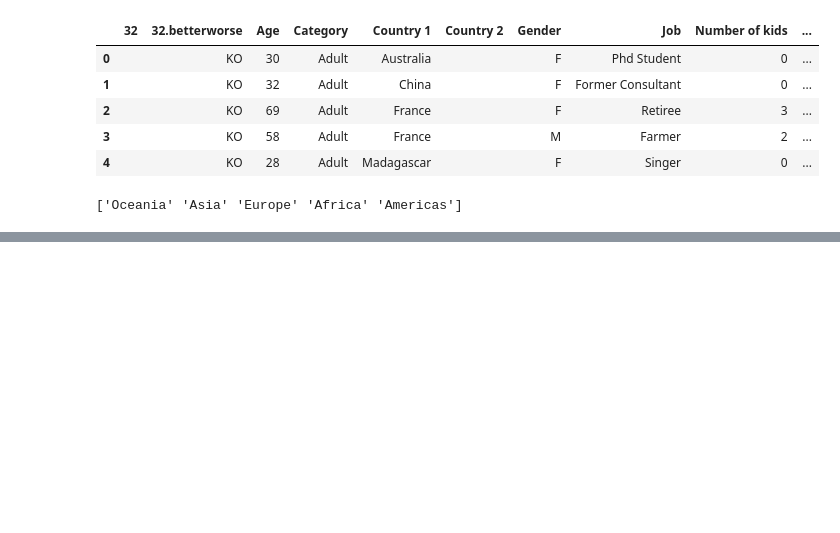
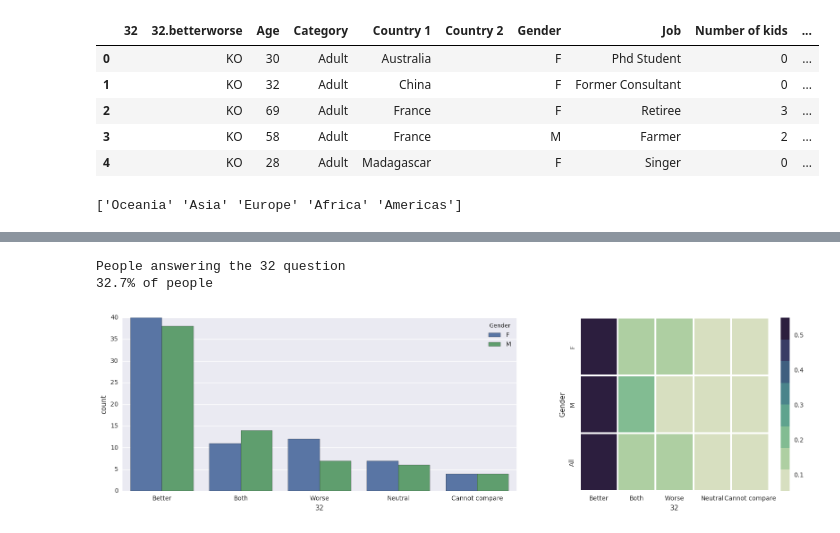
Before and after one commit to emaulandi/20-questions-to-the-world-data, a Jupyter notebook: analysis/20Q_analysis.ipynb, the cells around one changed output, grey strips where cells are left out. Saved outputs shown, nothing was run; the diff lists cells and outputs as text; code cells hidden in the pictures; blank space fills up the shorter version.

```diff
--- a/analysis/20Q_analysis.ipynb
+++ b/analysis/20Q_analysis.ipynb
@@ -378,0 +322,59 @@ g.map_dataframe(lambda data, color: sns.heatmap( df_32.groupby(['AgeCategory','3
+# %%
+# - PART 1 STATS REGARDING 32 ANSWEWS
+# -------------------------------------------- #
+
+# Check the 32 distribution compared to age
+
+df_32 = df_people[df_people['32'] != '']
+print("People answering the 32 question")
+print(str(round(len(df_32)/len(df_people)*100,1)) + "% of people\n")
+
+cols_ordered = ["Better", "Both", "Worse", "Neutral", "Cannot compare"]
+# %% [output]
+People answering the 32 question
+32.7% of people
+# %%
+# function draw heatmap
+def dataHeatmap(data,question,characteristic,cols_ordered):
+    cross = pd.crosstab(index=data[characteristic], columns=df_32[question], normalize='index', margins=True)
+    cross = cross[cols_ordered]
+    return cross
+
+def drawHeatmap(data,question,characteristic,cols_ordered,fig_size_x,fig_size_y):
+    #cross = pd.crosstab(index=data[characteristic], columns=df_32[question], normalize='index', margins=True)
+    #cross = cross[cols_ordered]
+    cross = dataHeatmap(data,question,characteristic,cols_ordered)
+    scale = len(cols_ordered) / (len(data[characteristic].unique())+1)
+    #print(len(cols_ordered))
+    #print(len(data[characteristic].unique())+1)
+    print("scale :  " + str(scale))
+    plt.figure(figsize=(fig_size_x,fig_size_y))
+    sns.heatmap(cross, linewidths=2, linecolor='white', cmap=sns.cubehelix_palette(8, start=.5, rot=-.75))
+
+def viewSmallCategorical(data, question, categorical, cols_ordered):
+    #fig, axarr = plt.subplots(1, 2, figsize=(20, 5))
+    ig, axarr = plt.subplots(1, 2, figsize=(20, 5), gridspec_kw = {'width_ratios':[5, 3]})
+
+    sns.countplot(x=question, hue=categorical, data=data, ax=axarr[0])
+    sns.heatmap(dataHeatmap(data,question,categorical,cols_ordered), linewidths=2, linecolor='white',
+            cmap=sns.cubehelix_palette(8, start=.5, rot=-.75),
+            ax=axarr[1])
+
+def dualViewQuantitative(data, question, quanti, categorical):
+    fig, axarr = plt.subplots(1, 3, figsize=(20, 5))
+
+    sns.heatmap(dataHeatmap(data,question,categorical,cols_ordered), linewidths=2, linecolor='white',
+            cmap=sns.cubehelix_palette(8, start=.5, rot=-.75),
+            ax=axarr[0])
+    sns.countplot(x=question, hue=categorical, data=data, ax=axarr[1])
+
+    sns.violinplot(x=quanti, y=question, data=data, bw=.2, ax=axarr[2])
+    sns.swarmplot(x=quanti, y=question, color="k", size=3, data=data, ax=axarr[2])
+# %%
+viewSmallCategorical(df_32,"32", "Gender", cols_ordered);
+#sns.countplot(y="32", hue="Gender", data=df_32)
+#drawHeatmap(df_32,'32','Gender',cols_ordered, 4, 2)
+#pd.crosstab(index=df_32.Gender, columns=df_32['32'], normalize='index', margins=True)
+#pd.crosstab(index=df_32['32'], columns=df_32.Gender, normalize='index', margins=True)
+# %% [output]
+[figure, added]
```
Also changed, not shown: parts of 28 cells of this notebook, 1 other file.
